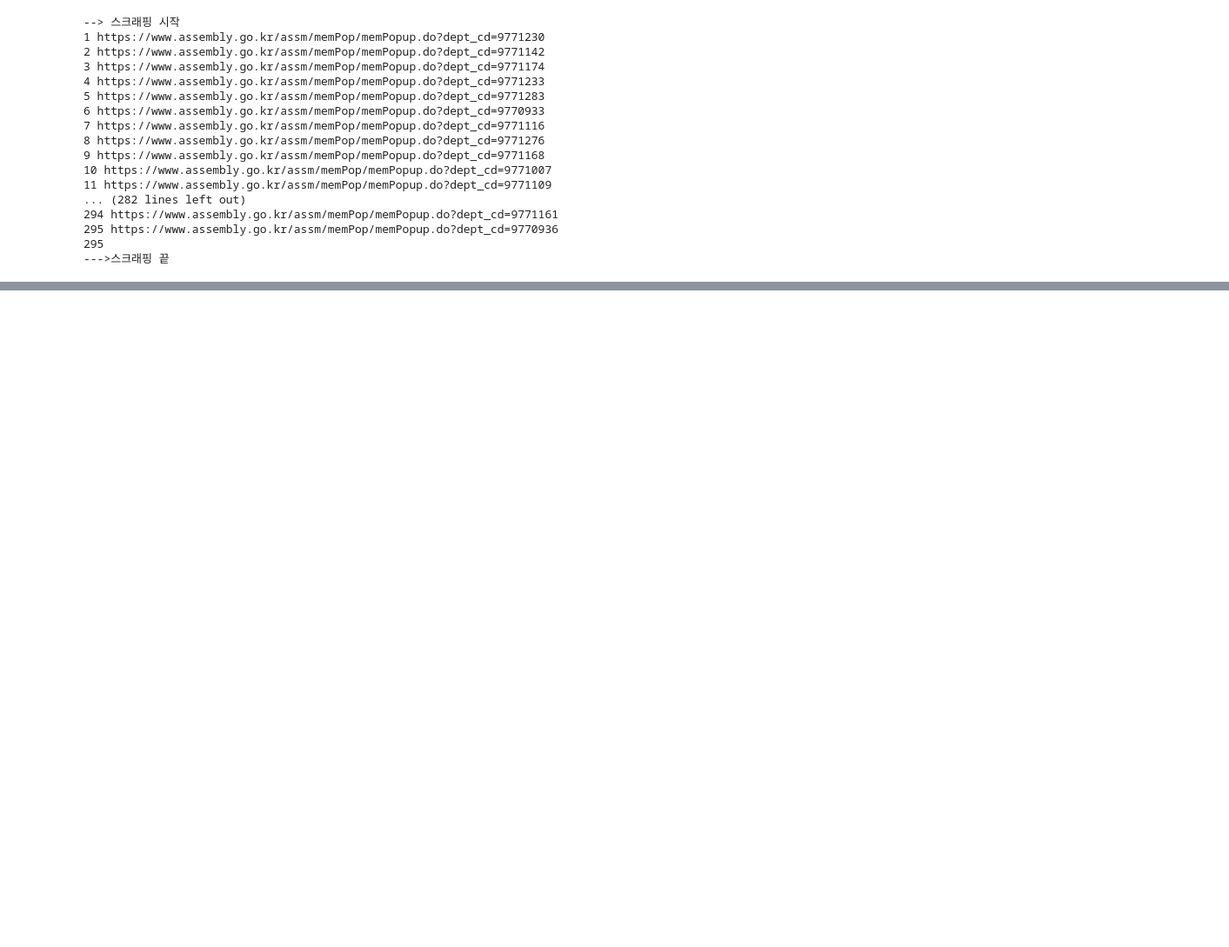
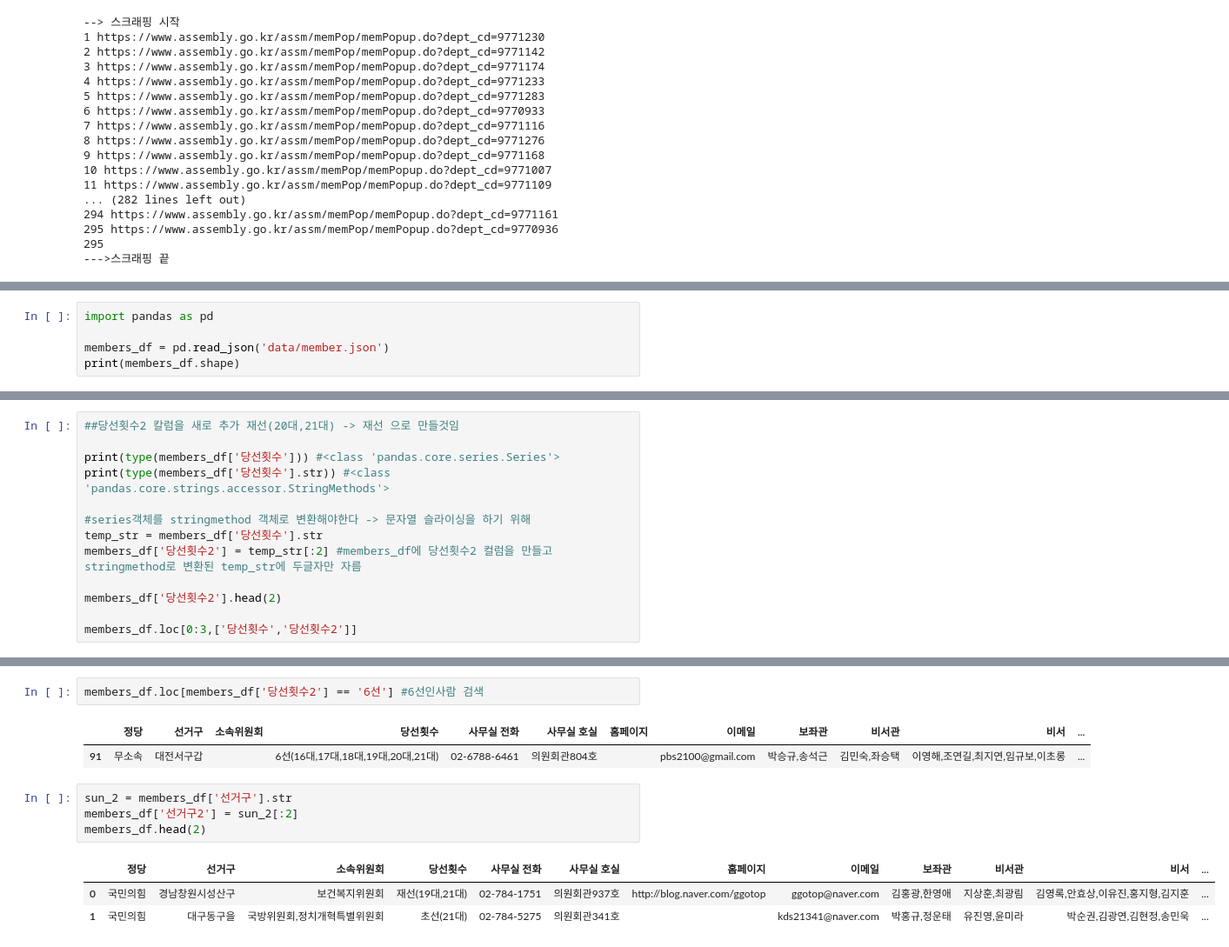
Before and after one commit to JongHwaShin/webscraping, a Jupyter notebook: 09국회의원현황.ipynb, the cells around one changed output, grey strips where cells are left out. Shown at 87% size. Saved outputs shown, nothing was run; the diff lists cells and outputs as text; blank space fills up the shorter version.

```diff
--- a/09국회의원현황.ipynb
+++ b/09국회의원현황.ipynb
@@ -121,0 +129,5 @@ print('--->스크래핑 끝')
+# %%
+import pandas as pd
+
+members_df = pd.read_json('data/member.json')
+print(members_df.shape)
@@ -121,0 +197,13 @@ print('--->스크래핑 끝')
+# %%
+##당선횟수2 칼럼을 새로 추가 재선(20대,21대) -> 재선 으로 만들것임
+
+print(type(members_df['당선횟수'])) #<class 'pandas.core.series.Series'>
+print(type(members_df['당선횟수'].str)) #<class 'pandas.core.strings.accessor.StringMethods'>
+
+#series객체를 stringmethod 객체로 변환해야한다 -> 문자열 슬라이싱을 하기 위해
+temp_str = members_df['당선횟수'].str
+members_df['당선횟수2'] = temp_str[:2] #members_df에 당선횟수2 컬럼을 만들고 stringmethod로 변환된 temp_str에 두글자만 자름
+
+members_df['당선횟수2'].head(2)
+
+members_df.loc[0:3,['당선횟수','당선횟수2']]
@@ -121,0 +228,13 @@ print('--->스크래핑 끝')
+# %%
+members_df.loc[members_df['당선횟수2'] == '6선'] #6선인사람 검색
+# %% [output]
+|  | 정당 | 선거구 | 소속위원회 | 당선횟수 | 사무실 전화 | 사무실 호실 | 홈페이지 | 이메일 | 보좌관 | 비서관 | 비서 | ... |
+| 91 | 무소속 | 대전서구갑 |  | 6선(16대,17대,18대,19대,20대,21대) | 02-6788-6461 | 의원회관804호 |  | pbs2100@gmail.com | 박승규,송석근 | 김민숙,좌승택 | 이영해,조연길,최지연,임규보,이초롱 | ... |
+# %%
+sun_2 = members_df['선거구'].str
+members_df['선거구2'] = sun_2[:2]
+members_df.head(2)
+# %% [output]
+|  | 정당 | 선거구 | 소속위원회 | 당선횟수 | 사무실 전화 | 사무실 호실 | 홈페이지 | 이메일 | 보좌관 | 비서관 | 비서 | ... |
+| 0 | 국민의힘 | 경남창원시성산구 | 보건복지위원회 | 재선(19대,21대) | 02-784-1751 | 의원회관937호 | http://blog.naver.com/ggotop | ggotop@naver.com | 김홍광,한영애 | 지상훈,최광림 | 김영록,안효상,이유진,홍지형,김지훈 | ... |
+| 1 | 국민의힘 | 대구동구을 | 국방위원회,정치개혁특별위원회 | 초선(21대) | 02-784-5275 | 의원회관341호 |  | kds21341@naver.com | 박홍규,정운태 | 유진영,윤미라 | 박순권,김광연,김현정,송민욱 | ... |
```
Also changed, not shown: parts of 24 cells of this notebook, 2 other files.
